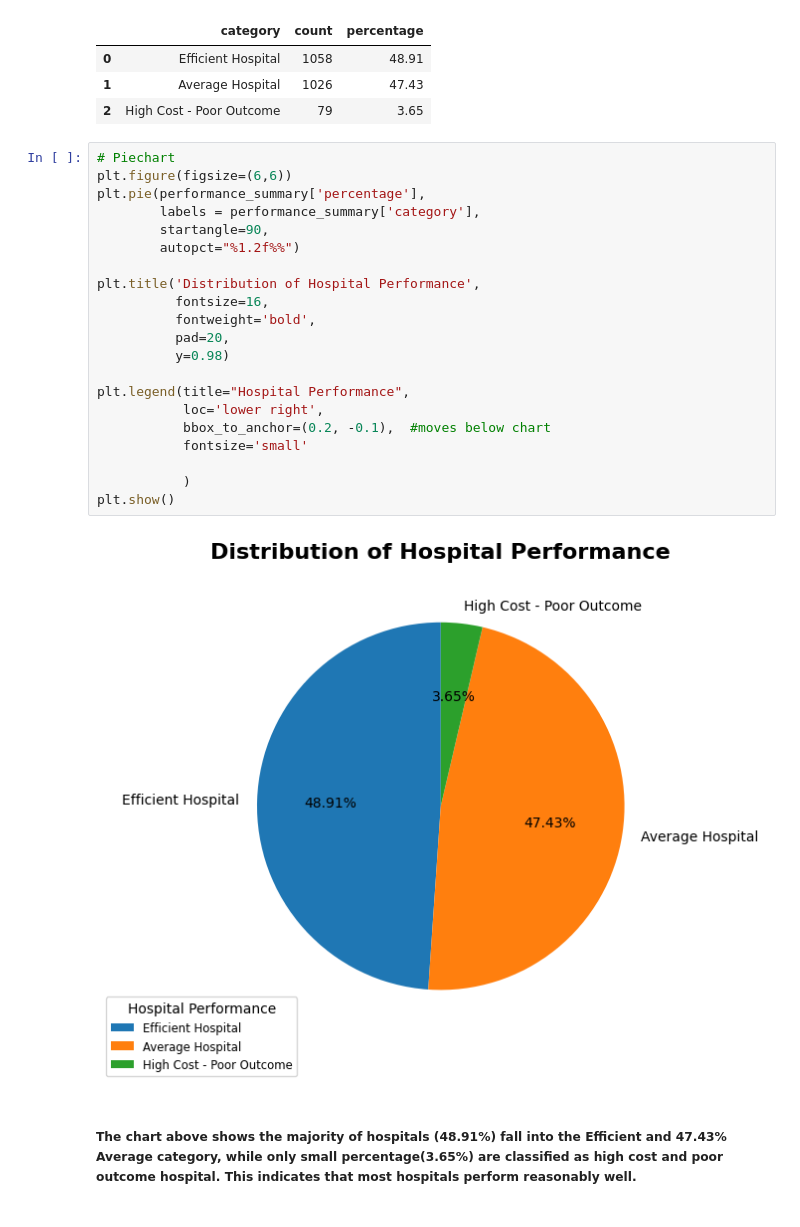
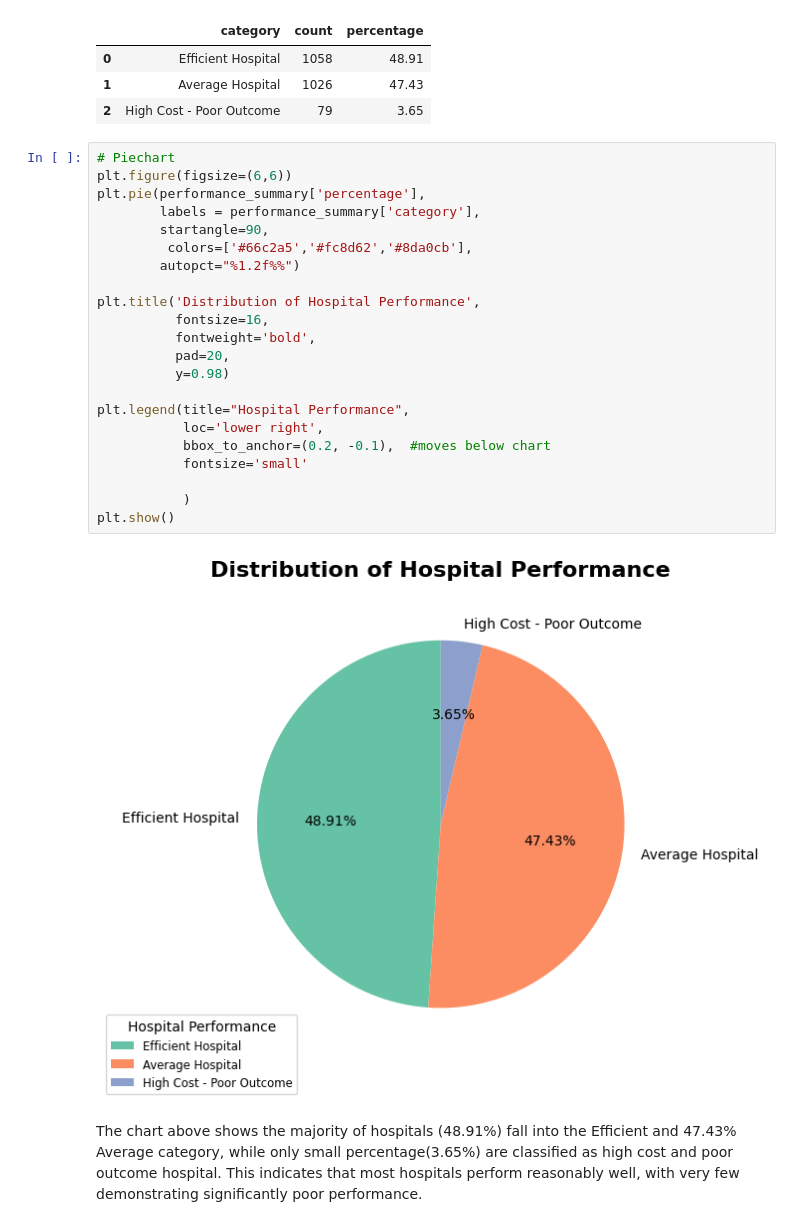
Before and after one commit to Archana-sth/hospital-performance-analysis, a Jupyter notebook: Notebook/hospital_performance_analysis.ipynb, the cells around one changed output. Cells and saved outputs as stored; diff of their text form.

```diff
--- a/Notebook/hospital_performance_analysis.ipynb
+++ b/Notebook/hospital_performance_analysis.ipynb
@@ -889,25 +890,26 @@ performance_summary
 # %%
 # Piechart
 plt.figure(figsize=(6,6))
 plt.pie(performance_summary['percentage'],
         labels = performance_summary['category'],
         startangle=90,
+         colors=['#66c2a5','#fc8d62','#8da0cb'],
         autopct="%1.2f%%")
 
 plt.title('Distribution of Hospital Performance',
           fontsize=16,
           fontweight='bold',
           pad=20,
           y=0.98)
 
 plt.legend(title="Hospital Performance",
            loc='lower right',
            bbox_to_anchor=(0.2, -0.1),  #moves below chart
            fontsize='small'
 
            )
 plt.show()
 # %% [output]
-[figure, old version]
+[figure, new version]
 # %% [markdown]
-##### The chart above shows the majority of hospitals (48.91%) fall into the Efficient and 47.43% Average category, while only small percentage(3.65%) are classified as high cost and poor outcome hospital. This indicates that most hospitals perform reasonably well.
+The chart above shows the majority of hospitals (48.91%) fall into the Efficient and 47.43% Average category, while only small percentage(3.65%) are classified as high cost and poor outcome hospital. This indicates that most hospitals perform reasonably well, with very few demonstrating significantly poor performance.
```
Also changed, not shown: parts of 8 cells of this notebook.
